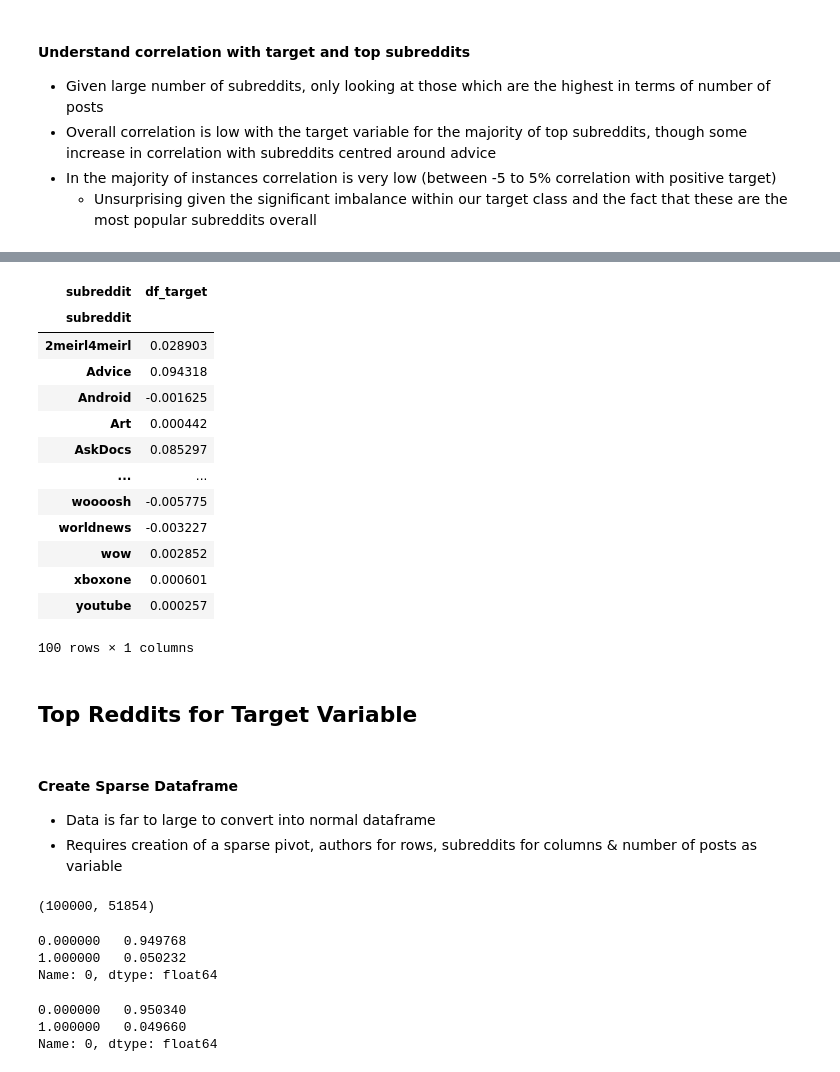
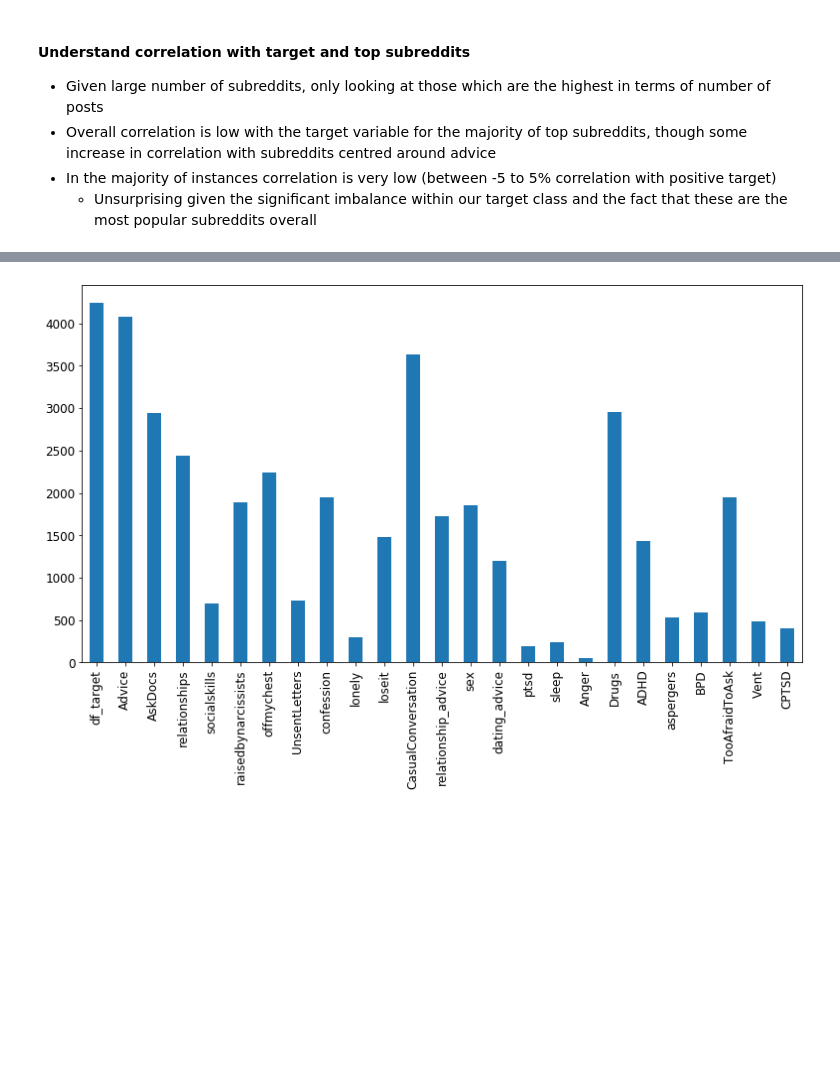
Before and after one commit to samholt13/Capstone-Project-Internet-Forum-Mental-Health-Risk-Prediction, a Jupyter notebook: MKII_EDA.ipynb, the cells around one changed output, grey strips where cells are left out. Drawn from its saved outputs; the diff is of its cells as text; code cells hidden in the pictures; blank space fills up the shorter version.

```diff
--- a/MKII_EDA.ipynb
+++ b/MKII_EDA.ipynb
@@ -93,17 +152,0 @@ plt.show()
-# %%
-top_pivot.corr()[["df_target"]]
-# %% [output]
-| subreddit | df_target |
-| subreddit |  |
-| 2meirl4meirl | 0.028903 |
-| Advice | 0.094318 |
-| Android | -0.001625 |
-| Art | 0.000442 |
-| AskDocs | 0.085297 |
-| ... | ... |
-| woooosh | -0.005775 |
-| worldnews | -0.003227 |
-| wow | 0.002852 |
-| xboxone | 0.000601 |
-| youtube | 0.000257 |
-100 rows × 1 columns
@@ -114,2 +152,0 @@ del df
-# %% [markdown]
-## Top Reddits for Target Variable
@@ -118,4 +152,0 @@ graph for each
-# %% [markdown]
-#### Create Sparse Dataframe
-* Data is far to large to convert into normal dataframe
-* Requires creation of a sparse pivot, authors for rows, subreddits for columns & number of posts as variable
@@ -149,12 +152,0 @@ sparse_df, df_refr = create_sparse_pivot("author", "subreddit", df, "posts")
-# %%
-sample_df.shape
-# %% [output]
-(100000, 51854)
-# %%
-# baseline of 97%, high chance of overestimating the non-MH class
-baseline = pd.DataFrame(sparse_df[:, -1].todense())[0].value_counts(normalize= True)
-baseline
-# %% [output]
-0.000000   0.949768
-1.000000   0.050232
-Name: 0, dtype: float64
@@ -164,8 +153,7 @@ sample_df = resample(sparse_df, n_samples = 100000, random_state = 13)
-# %%
-# baseline of 97%, high chance of overestimating the non-MH class- similar to the main sample
-baseline = pd.DataFrame(sample_df[:, -1].todense())[0].value_counts(normalize= True)
-baseline
-# %% [output]
-0.000000   0.950340
-1.000000   0.049660
-Name: 0, dtype: float64
+# %%
+fig, ax = plt.subplots(figsize=(13, 7))
+pd.DataFrame(df_select[df_top_25_corr.index].sum()).plot.bar(ax= ax, legend= False)
+
+plt.show()
+# %% [output]
+[figure, added]
```
Also changed, not shown: parts of 26 cells of this notebook, 3 other files.
